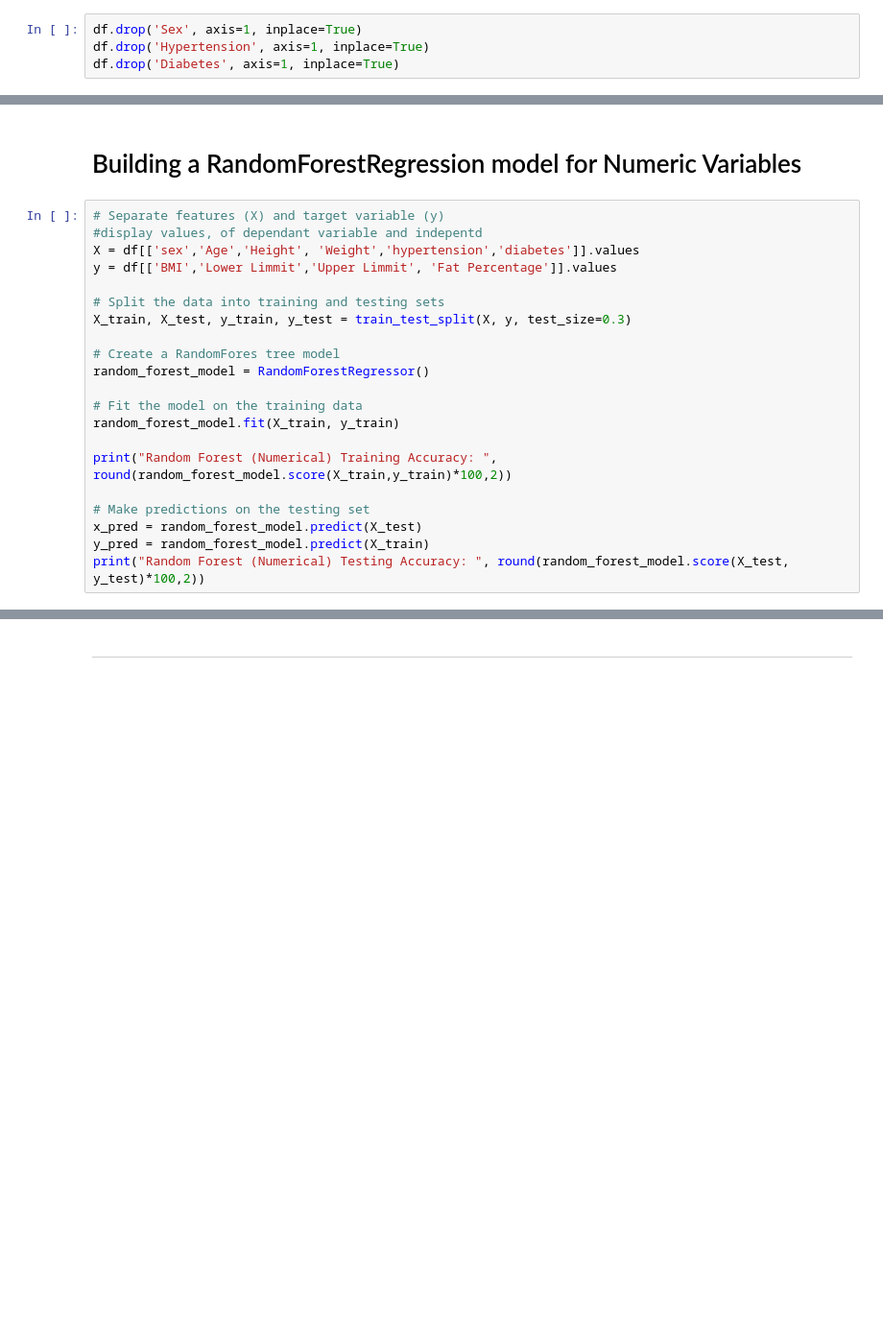
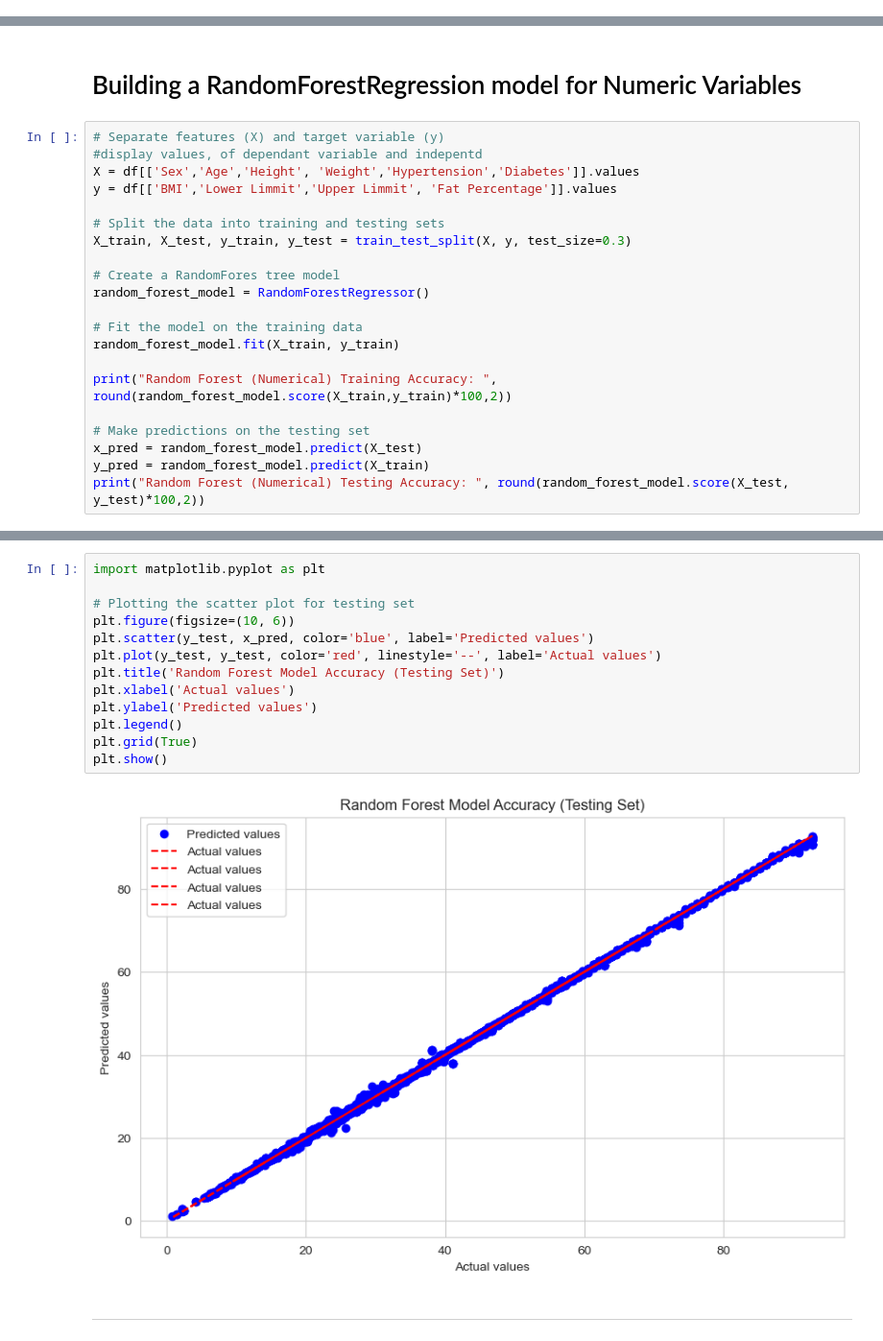
Before and after one commit to AbdullahiKhalif/personalized-gym-Recommendation-Machine-Learning, a Jupyter notebook: personalGymRecommendationSystem.ipynb, the cells around one changed output, grey strips where cells are left out. Shown at 96% size. Saved outputs shown, nothing was run; the diff lists cells and outputs as text; blank space fills up the shorter version.

```diff
--- a/personalGymRecommendationSystem.ipynb
+++ b/personalGymRecommendationSystem.ipynb
@@ -309,4 +279,0 @@ df.head(2)
-# %%
-df.drop('Sex', axis=1, inplace=True)
-df.drop('Hypertension', axis=1, inplace=True)
-df.drop('Diabetes', axis=1, inplace=True)
@@ -365,7 +326,7 @@ print("==========================================================")
 # %%
 # Separate features (X) and target variable (y)
 #display values, of dependant variable and indepentd
-X = df[['sex','Age','Height', 'Weight','hypertension','diabetes']].values
+X = df[['Sex','Age','Height', 'Weight','Hypertension','Diabetes']].values
 y = df[['BMI','Lower Limmit','Upper Limmit', 'Fat Percentage']].values
 
 # Split the data into training and testing sets
@@ -397,4 +358,19 @@ print("==========================================================")
 ==========================================================
+# %%
+import matplotlib.pyplot as plt
+
+# Plotting the scatter plot for testing set
+plt.figure(figsize=(10, 6))
+plt.scatter(y_test, x_pred, color='blue', label='Predicted values')
+plt.plot(y_test, y_test, color='red', linestyle='--', label='Actual values')
+plt.title('Random Forest Model Accuracy (Testing Set)')
+plt.xlabel('Actual values')
+plt.ylabel('Predicted values')
+plt.legend()
+plt.grid(True)
+plt.show()
+# %% [output]
+[figure, added]
 # %% [markdown]
 __________
 # %% [markdown]
```
Also changed, not shown: parts of 47 cells of this notebook, 12 other files.
